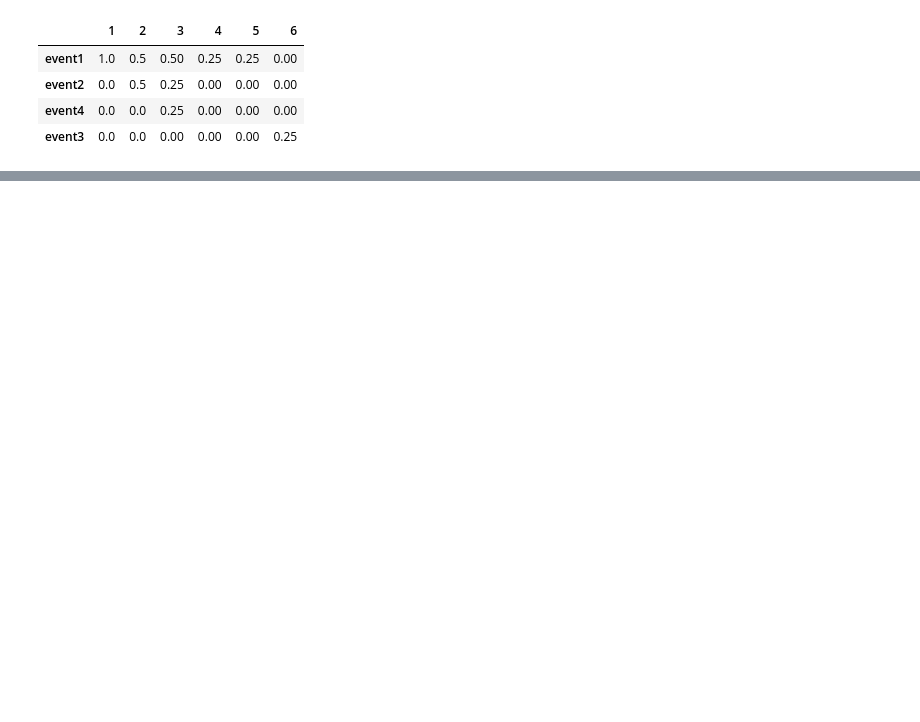
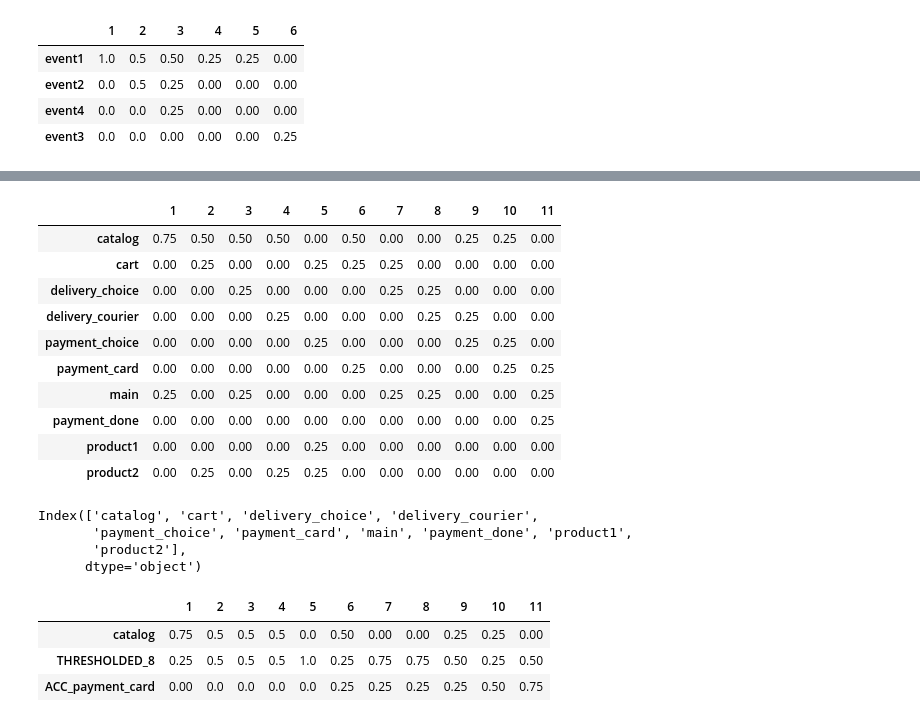
Before and after one commit to retentioneering/retentioneering-tools, a Jupyter notebook: examples/step_matrix_tests#PLAT-262.ipynb, the cells around one changed output, grey strips where cells are left out. Cells and saved outputs as stored; diff of their text form; code cells hidden in the pictures; blank space fills up the shorter version.

```diff
--- a/examples/step_matrix_tests#PLAT-262.ipynb
+++ b/examples/step_matrix_tests#PLAT-262.ipynb
@@ -361,0 +392,7 @@ correct_result
+# %%
+# create source eventstream
+two_users_table = Eventstream(
+    raw_data=two_users_table,
+    raw_data_schema=raw_data_schema,
+    schema=EventstreamSchema()
+)
@@ -361,0 +445,7 @@ correct_result
+# %%
+# with threshhold = 0.05
+#новая тестовая таблица
+tree_users_table = two_users_table.append((raw_data.loc[raw_data['user_id'] == 760510988]).sample(frac=0.05, random_state=1)).reset_index(drop=True)
+four_users_table = tree_users_table.append((raw_data.loc[raw_data['user_id'] == 78179456]).sample(frac=0.05, random_state=1)).reset_index(drop=True)
+four_users_table
+#tree_users_table
@@ -361,0 +541,4 @@ correct_result
+# %%
+card_payers_table = two_users_table.append([raw_data.loc[raw_data['user_id'] == 831095347], raw_data.loc[raw_data['user_id'] == 962761227],  raw_data.loc[raw_data['user_id'] == 343679414] ]).reset_index(drop=True)
+card_payers_table = card_payers_table.loc[card_payers_table['user_id'] != 999941967]
+card_payers_table #4 пользователя с оплатой картой
@@ -361,0 +563,30 @@ correct_result
+# %%
+# create source eventstream
+card_payers_table_es = Eventstream(
+    raw_data=card_payers_table,
+    raw_data_schema=raw_data_schema,
+    schema=EventstreamSchema()
+)
+# %%
+step_matrix = StepMatrix(eventstream=card_payers_table_es,
+                      max_steps=11, targets=['payment_card'])
+result = step_matrix._get_plot_data()[0]
+display(result)
+
+print(result.index)
+# %% [output]
+|  | 1 | 2 | 3 | 4 | 5 | 6 | 7 | 8 | 9 | 10 | 11 |
+| catalog | 0.75 | 0.50 | 0.50 | 0.50 | 0.00 | 0.50 | 0.00 | 0.00 | 0.25 | 0.25 | 0.00 |
+| cart | 0.00 | 0.25 | 0.00 | 0.00 | 0.25 | 0.25 | 0.25 | 0.00 | 0.00 | 0.00 | 0.00 |
+| delivery_choice | 0.00 | 0.00 | 0.25 | 0.00 | 0.00 | 0.00 | 0.25 | 0.25 | 0.00 | 0.00 | 0.00 |
+| delivery_courier | 0.00 | 0.00 | 0.00 | 0.25 | 0.00 | 0.00 | 0.00 | 0.25 | 0.25 | 0.00 | 0.00 |
+| payment_choice | 0.00 | 0.00 | 0.00 | 0.00 | 0.25 | 0.00 | 0.00 | 0.00 | 0.25 | 0.25 | 0.00 |
+| payment_card | 0.00 | 0.00 | 0.00 | 0.00 | 0.00 | 0.25 | 0.00 | 0.00 | 0.00 | 0.25 | 0.25 |
+| main | 0.25 | 0.00 | 0.25 | 0.00 | 0.00 | 0.00 | 0.25 | 0.25 | 0.00 | 0.00 | 0.25 |
+| payment_done | 0.00 | 0.00 | 0.00 | 0.00 | 0.00 | 0.00 | 0.00 | 0.00 | 0.00 | 0.00 | 0.25 |
+| product1 | 0.00 | 0.00 | 0.00 | 0.00 | 0.25 | 0.00 | 0.00 | 0.00 | 0.00 | 0.00 | 0.00 |
+| product2 | 0.00 | 0.25 | 0.00 | 0.25 | 0.25 | 0.00 | 0.00 | 0.00 | 0.00 | 0.00 | 0.00 |
+Index(['catalog', 'cart', 'delivery_choice', 'delivery_courier',
+       'payment_choice', 'payment_card', 'main', 'payment_done', 'product1',
+       'product2'],
+      dtype='object')
@@ -361,0 +603,18 @@ correct_result
+# %%
+# accumulated='only'
+# with teshhold = 0.5
+correct_result = pd.DataFrame(
+            [
+                [0.75, 0.5, 0.5, 0.5, 0.0, 0.5, 0.00, 0.0, 0.25, 0.25, 0.00],
+                [0.25, 0.5, 0.5, 0.5, 1.0, 0.25, 0.75, 0.75, 0.5, 0.25, 0.5], #THRESHOLDED_8
+                [0.0, 0.0, 0.0, 0.0, 0.0, 0.25, 0.25, 0.25, 0.25, 0.5, 0.75], #payment_card_acc
+
+            ], index=(['catalog','THRESHOLDED_8', 'ACC_payment_card']),
+                columns=[1, 2 , 3, 4, 5, 6, 7, 8, 9, 10, 11]
+        )
+correct_result
+# %% [output]
+|  | 1 | 2 | 3 | 4 | 5 | 6 | 7 | 8 | 9 | 10 | 11 |
+| catalog | 0.75 | 0.5 | 0.5 | 0.5 | 0.0 | 0.50 | 0.00 | 0.00 | 0.25 | 0.25 | 0.00 |
+| THRESHOLDED_8 | 0.25 | 0.5 | 0.5 | 0.5 | 1.0 | 0.25 | 0.75 | 0.75 | 0.50 | 0.25 | 0.50 |
+| ACC_payment_card | 0.00 | 0.0 | 0.0 | 0.0 | 0.0 | 0.25 | 0.25 | 0.25 | 0.25 | 0.50 | 0.75 |
```
Also changed, not shown: parts of 44 cells of this notebook.
